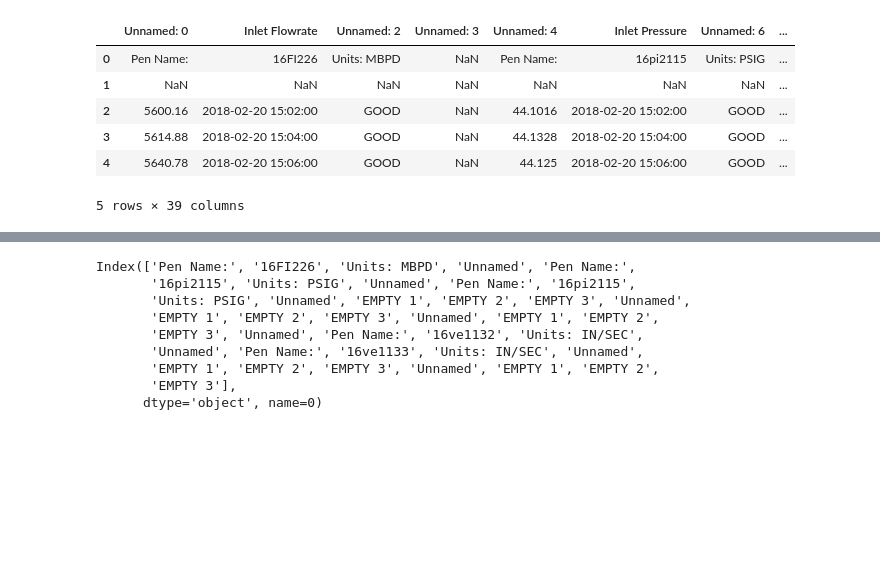
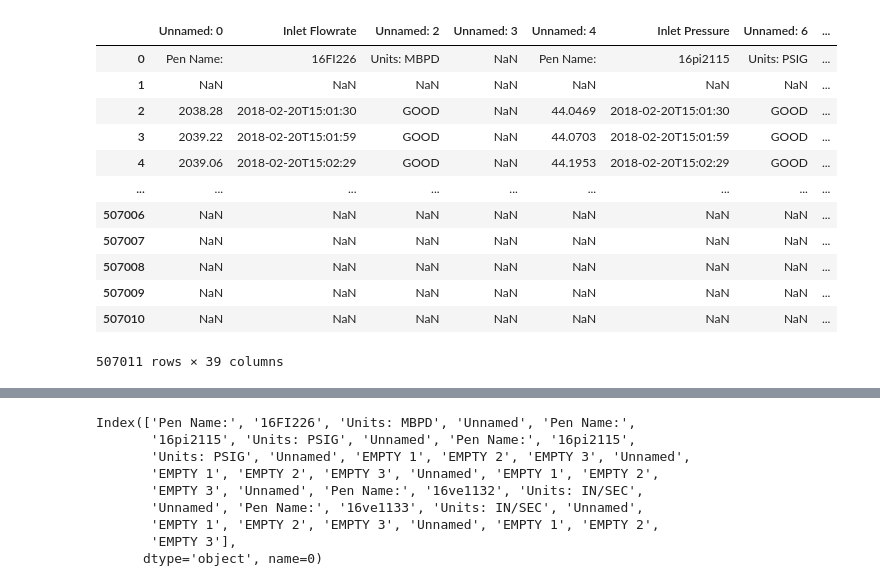
Before and after one commit to RodrigoBotelloSaucedo/ChevronTeamSpring2021, a Jupyter notebook: Clean_It.ipynb, the cells around one changed output, grey strips where cells are left out. Drawn from its saved outputs; the diff is of its cells as text; code cells hidden in the pictures; blank space fills up the shorter version.

```diff
--- a/Clean_It.ipynb
+++ b/Clean_It.ipynb
@@ -25,7 +26,7 @@ def convert2unix(time):
 ### $ Clear all variables
 
 ### $ Filename imported by field engineer
-filename = 'C:/Users/sambe/Desktop/Spring 2021/M E 266KP/Given Data/chevron_test_template_short.xlsx'#testP-1605&A New dataset 2.23.21.xlsx'
+filename = 'C:/Users/sambe/Desktop/Spring 2021/M E 266KP/Given Data/chevron_test_template1.xlsx'#testP-1605&A New dataset 2.23.21.xlsx'
 
 allvars = ['Inlet Flowrate',
  'Inlet Pressure',
@@ -61,13 +62,19 @@ Elapsed time is 0.5579967737197876 minutes
 # %%
-df.head()
+df
 # %% [output]
 |  | Unnamed: 0 | Inlet Flowrate | Unnamed: 2 | Unnamed: 3 | Unnamed: 4 | Inlet Pressure | Unnamed: 6 | ... |
 | 0 | Pen Name: | 16FI226 | Units: MBPD | NaN | Pen Name: | 16pi2115 | Units: PSIG | ... |
 | 1 | NaN | NaN | NaN | NaN | NaN | NaN | NaN | ... |
-| 2 | 5600.16 | 2018-02-20 15:02:00 | GOOD | NaN | 44.1016 | 2018-02-20 15:02:00 | GOOD | ... |
-| 3 | 5614.88 | 2018-02-20 15:04:00 | GOOD | NaN | 44.1328 | 2018-02-20 15:04:00 | GOOD | ... |
-| 4 | 5640.78 | 2018-02-20 15:06:00 | GOOD | NaN | 44.125 | 2018-02-20 15:06:00 | GOOD | ... |
+| 2 | 2038.28 | 2018-02-20T15:01:30 | GOOD | NaN | 44.0469 | 2018-02-20T15:01:30 | GOOD | ... |
+| 3 | 2039.22 | 2018-02-20T15:01:59 | GOOD | NaN | 44.0703 | 2018-02-20T15:01:59 | GOOD | ... |
+| 4 | 2039.06 | 2018-02-20T15:02:29 | GOOD | NaN | 44.1953 | 2018-02-20T15:02:29 | GOOD | ... |
+| ... | ... | ... | ... | ... | ... | ... | ... | ... |
+| 507006 | NaN | NaN | NaN | NaN | NaN | NaN | NaN | ... |
+| 507007 | NaN | NaN | NaN | NaN | NaN | NaN | NaN | ... |
+| 507008 | NaN | NaN | NaN | NaN | NaN | NaN | NaN | ... |
+| 507009 | NaN | NaN | NaN | NaN | NaN | NaN | NaN | ... |
+| 507010 | NaN | NaN | NaN | NaN | NaN | NaN | NaN | ... |
-5 rows × 39 columns
+507011 rows × 39 columns
 # %%
 df.columns = df.iloc[0].fillna('Unnamed')
 df.drop(0, inplace = True)
```
Also changed, not shown: parts of 37 cells of this notebook.
